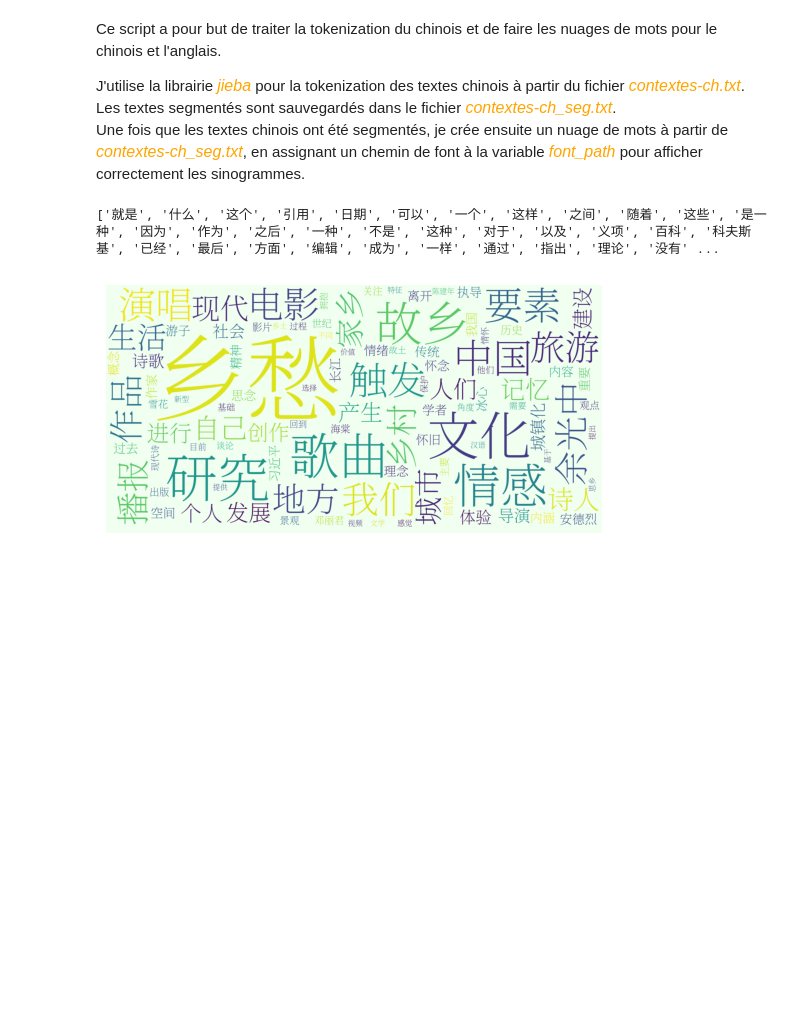
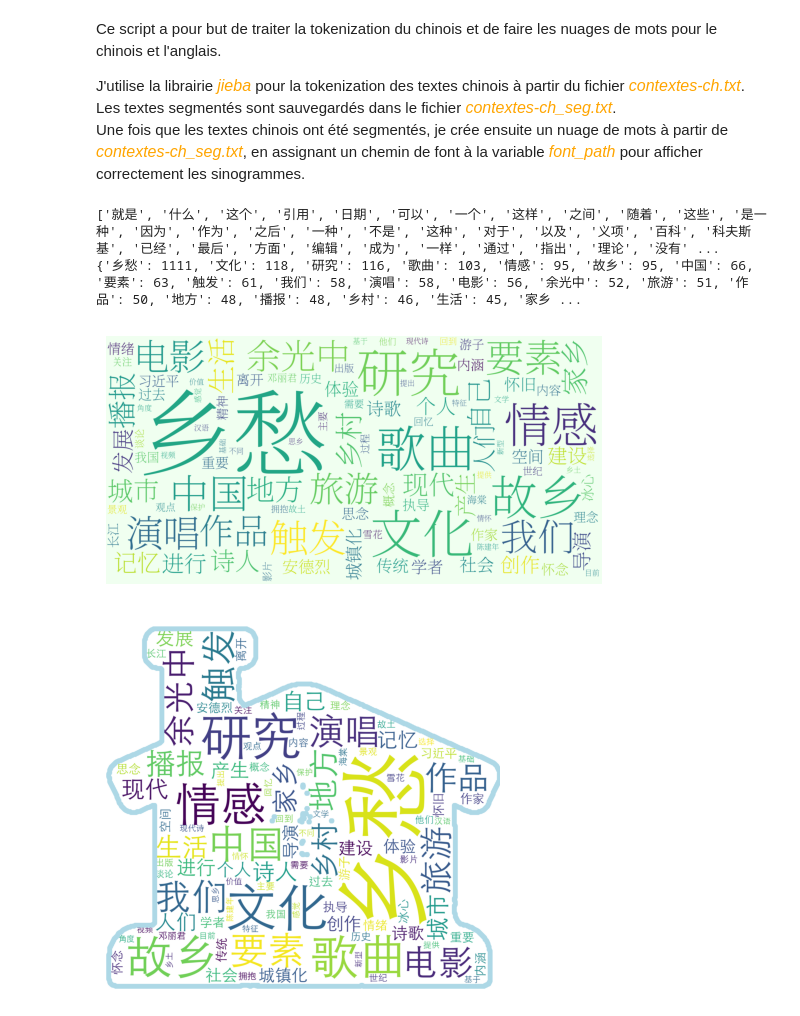
Before and after one commit to AnneSophie148/PROJET-PPE, a Jupyter notebook: tokenization_ch.ipynb, the cells around one changed output. Saved outputs shown, nothing was run; the diff lists cells and outputs as text; code cells hidden in the pictures; blank space fills up the shorter version.

```diff
--- a/tokenization_ch.ipynb
+++ b/tokenization_ch.ipynb
@@ -60,52 +81,63 @@ with open('./itrameur/contextes-ch.txt', 'r', encoding='UTF-8') as fR:
 # %%
 def filtering_ch(f_seg, f_sw):
     with open(f_seg, 'r', encoding='utf-8') as f_seg:
         tokenizer = RegexpTokenizer("[\u4e00-\u9fa5]{2,}")      # regexp: match Chinese characters (len >= 2)
         tokens = tokenizer.tokenize(f_seg.read())
 
         sw_list = []
         with open(f_sw, 'r', encoding='utf-8') as f_sw:
             for line in f_sw.readlines():
                 line = line.strip()
                 sw_list.append(line)
         print(sw_list)
 
         filtered_list = [w for w in tokens if not w in sw_list]
 
         fq = Counter(filtered_list)
         topwords = fq.most_common(100)
 
-        # mask = np.array(Image.open('./mask_ch.png'))
+    return(dict(topwords))
 
-        wc = WordCloud(
-            background_color='honeydew',
-            font_path='/Users/ko/Library/Fonts/SourceHanSerif.ttc',
-            scale=4
-        )
-        wc.generate_from_frequencies(dict(topwords))
-
-        plt.imshow(wc)
-        plt.axis('off')
-        plt.show() # show photo
-
-        wc.to_file  (#'./images/image-ch.png'
-                    './images/tab-tableaux/ch.png'
-                    )
-
-filtering_ch(
+dict_ch = filtering_ch(
     './itrameur/contextes-ch_seg.txt',
     './itrameur/mot-vide_ch.txt'
 )
+print(dict_ch)
 
-# collocations=False,
-# random_state=3,
-# contour_width=3,
-# contour_color='red',
-# max_words=90,
-# mask=mask,
+# création de wordcloud chinois pour le bouton d'entrée
+wc_button = WordCloud(
+    background_color='honeydew',
+    font_path='/Users/ko/Library/Fonts/SourceHanSerif.ttc',
+    scale=4
+)
+wc_button.generate_from_frequencies(dict_ch)
+wc_button.to_file  ('./images/tab-tableaux/ch.png')
+
+plt.imshow(wc_button)
+plt.axis('off')
+plt.show() # show photo
+
+# création de wordcloud chinois avec le masque "maison"
+mask = np.array(Image.open('./maison.png'))
+wc_mask = WordCloud(
+    background_color='white',
+    font_path='/System/Library/Fonts/STHeiti Light.ttc',
+    scale=4,
+    mask=mask,
+    contour_color='lightblue',
+    contour_width=36
+)
+wc_mask.generate_from_frequencies(dict_ch)
+wc_mask.to_file('./images/image-ch.png')
+
+plt.imshow(wc_mask)
+plt.axis('off')
+plt.show() # show photo
 # %% [output]
 ['就是', '什么', '这个', '引用', '日期', '可以', '一个', '这样', '之间', '随着', '这些', '是一种', '因为', '作为', '之后', '一种', '不是', '这种', '对于', '以及', '义项', '百科', '科夫斯基', '已经', '最后', '方面', '编辑', '成为', '一样', '通过', '指出', '理论', '没有' ...
+{'乡愁': 1111, '文化': 118, '研究': 116, '歌曲': 103, '情感': 95, '故乡': 95, '中国': 66, '要素': 63, '触发': 61, '我们': 58, '演唱': 58, '电影': 56, '余光中': 52, '旅游': 51, '作品': 50, '地方': 48, '播报': 48, '乡村': 46, '生活': 45, '家乡 ...
-[figure, old version]
+[figure, new version]
+[figure, added]
 # %%
 # script du prof
 """
```
Also changed, not shown: parts of 1 cell of this notebook, 9 other files.
